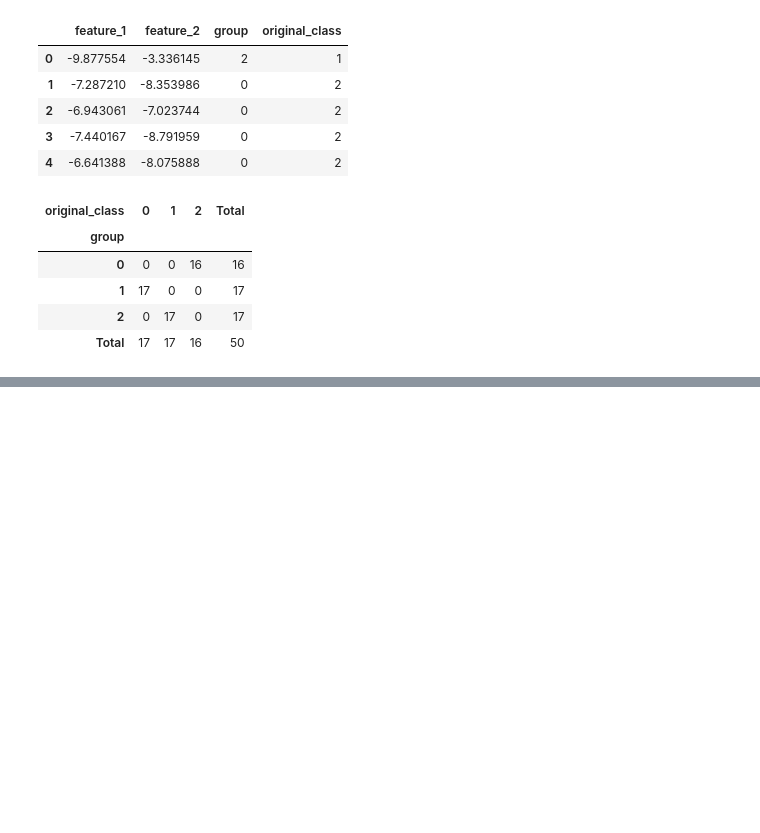
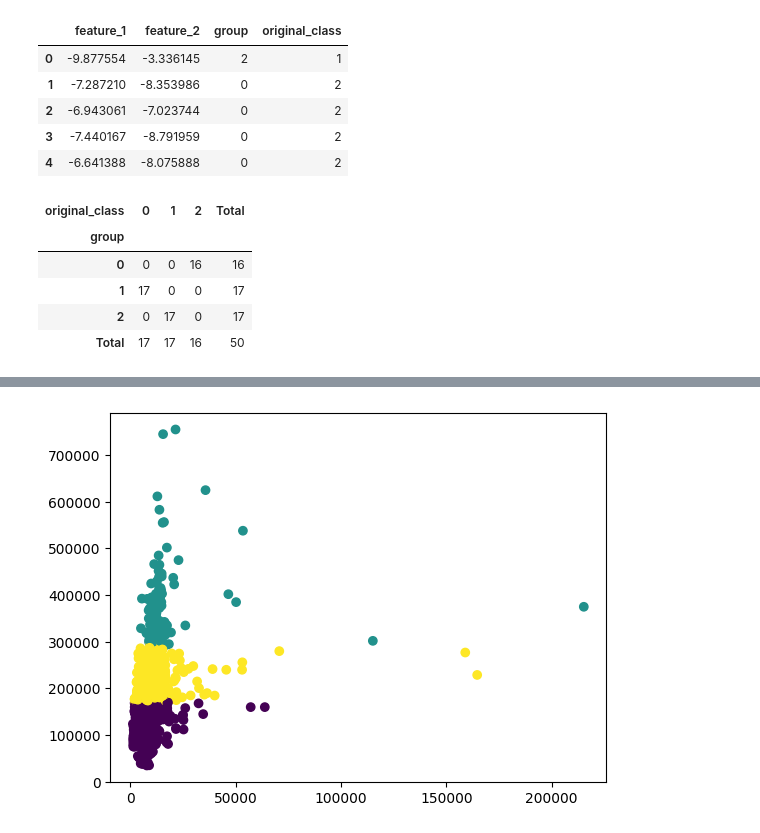
Before and after one commit to PrajwalLuitel/lambton_college_assessments, a Jupyter notebook: python_v2/class_practice/practice6.ipynb, the cells around one changed output, grey strips where cells are left out. Drawn from its saved outputs; the diff is of its cells as text; code cells hidden in the pictures; blank space fills up the shorter version.

```diff
--- a/python_v2/class_practice/practice6.ipynb
+++ b/python_v2/class_practice/practice6.ipynb
@@ -65,0 +90,8 @@ pd.crosstab(dataframe['group'], dataframe['original_class'],margins=True, margin
+# %%
+kmeans = KMeans(n_clusters=3)
+kmeans.fit(data)
+
+plt.scatter(df['LotArea'], df['SalePrice'], c=kmeans.labels_)
+plt.show()
+# %% [output]
+[figure, added]
```
Also changed, not shown: parts of 5 cells of this notebook.
